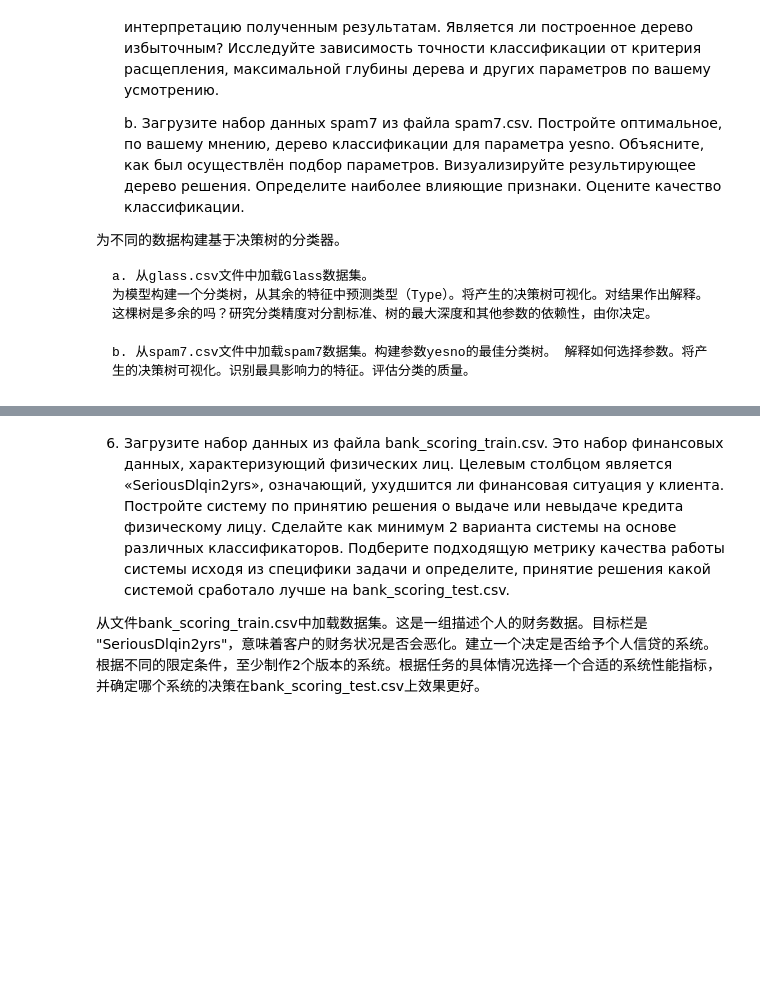
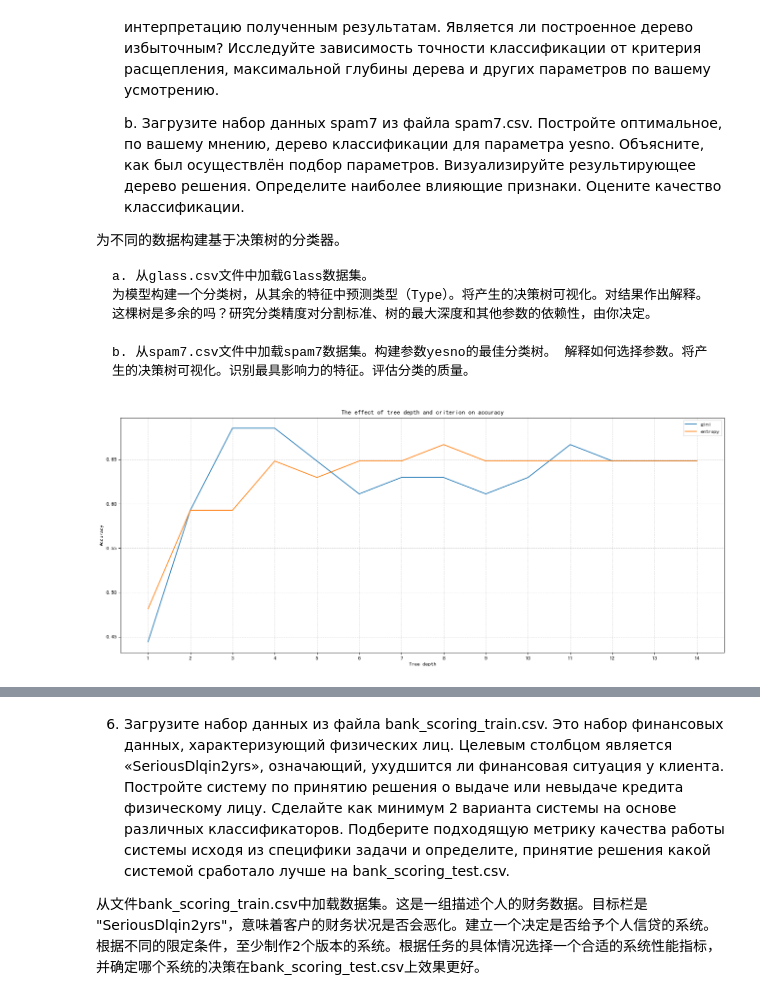
Before and after one commit to NekoSilverFox/Machine-learning, a Jupyter notebook: 100 - SPbSTU - lab1/100 - SPbSTU - lab1.ipynb, the cells around one changed output, grey strips where cells are left out. Drawn from its saved outputs; the diff is of its cells as text; code cells hidden in the pictures; blank space fills up the shorter version.

```diff
--- a/100 - SPbSTU - lab1/100 - SPbSTU - lab1.ipynb
+++ b/100 - SPbSTU - lab1/100 - SPbSTU - lab1.ipynb
@@ -324,3 +324,93 @@ e.	使用不同的核（1-5次方的多项式、正弦函数、高斯）构建
     为模型构建一个分类树，从其余的特征中预测类型（Type）。将产生的决策树可视化。对结果作出解释。这棵树是多余的吗？研究分类精度对分割标准、树的最大深度和其他参数的依赖性，由你决定。
 
     b. 从spam7.csv文件中加载spam7数据集。构建参数yesno的最佳分类树。 解释如何选择参数。将产生的决策树可视化。识别最具影响力的特征。评估分类的质量。
+# %%
+import pandas as pd
+import matplotlib.pyplot as plt
+from sklearn.tree import DecisionTreeClassifier
+from sklearn.model_selection import train_test_split
+from sklearn.tree import export_graphviz
+from sklearn.model_selection import GridSearchCV
+
+# 导入数据集
+data = pd.read_csv(filepath_or_buffer='glass.csv')
+data_x = data.iloc[:, 1:-1]
+data_y = data.iloc[:, -1:]
+
+# 划分数据集
+x_train, x_test, y_train, y_test = train_test_split(data_x, data_y, random_state=90102)
+
+arr_score_gini_depth = []
+arr_score_entropy_depth = []
+arr_depth = range(1, 15)
+# 探究树的深度对真确率的影响
+for depth in arr_depth:
+    # 决策树预估器
+    estimator = DecisionTreeClassifier(criterion='gini', splitter='best', max_depth=depth, random_state=90102)
+    estimator.fit(X=x_train, y=y_train)
+    arr_score_gini_depth.append(estimator.score(X=x_test, y=y_test))
+
+    estimator = DecisionTreeClassifier(criterion='entropy', splitter='best', max_depth=depth, random_state=90102)
+    estimator.fit(X=x_train, y=y_train)
+    arr_score_entropy_depth.append(estimator.score(X=x_test, y=y_test))
+
+# 将结果绘制
+plt.figure(figsize=(20, 8), dpi=80)
+plt.plot(arr_depth, arr_score_gini_depth, label='gini')
+plt.plot(arr_depth, arr_score_entropy_depth, label='entropy')
+plt.legend()
+plt.title('The effect of tree depth and criterion on accuracy')
+plt.xlabel('Tree depth')
+plt.ylabel('Accuracy')
+plt.xticks(arr_depth)
+plt.grid(True, linestyle='--', alpha=0.5)
+plt.show()
+
+arr_score_gini_leaf = []
+arr_score_entropy_leaf = []
+arr_leaf = range(5, 21)
+# 探究树的深度对真确率的影响
+for leaf in arr_leaf:
+    # 决策树预估器
+    estimator = DecisionTreeClassifier(criterion='gini', splitter='best', min_samples_leaf=leaf, random_state=90102)
+    estimator.fit(X=x_train, y=y_train)
+    arr_score_gini_leaf.append(estimator.score(X=x_test, y=y_test))
+
+    estimator = DecisionTreeClassifier(criterion='entropy', splitter='best', min_samples_leaf=leaf, random_state=90102)
+    estimator.fit(X=x_train, y=y_train)
+    arr_score_entropy_leaf.append(estimator.score(X=x_test, y=y_test))
+
+# 将结果绘制
+plt.figure(figsize=(20, 8), dpi=80)
+plt.plot(arr_leaf, arr_score_gini_leaf, label='gini')
+plt.plot(arr_leaf, arr_score_entropy_leaf, label='entropy')
+plt.legend()
+plt.title('The effect of tree min samples leaf and criterion on accuracy')
+plt.xlabel('Tree depth')
+plt.ylabel('Accuracy')
+plt.xticks(arr_leaf)
+plt.grid(True, linestyle='--', alpha=0.5)
+plt.show()
+
+# 使用网格搜索和交叉验证获得最优决策树估计器
+estimator = DecisionTreeClassifier(splitter='best', random_state=90102)
+param_grid = {
+    'criterion': ['gini', 'entropy'],
+    'max_depth': arr_depth,
+    'min_samples_leaf': arr_leaf
+}
+
+estimator = GridSearchCV(estimator=estimator, param_grid=param_grid, cv=10)
+estimator.fit(X=x_train, y=y_train)
+print('Score: ', estimator.score(X=x_test, y=y_test))
+print('Best params:', estimator.best_params_)
+print('Best estimator:', estimator.best_estimator_)
+print('Best Score on train:', estimator.best_score_)
+print('Result CV:', estimator.cv_results_)
+
+# 可视化决策树
+estimator = DecisionTreeClassifier(max_depth=6, min_samples_leaf=8, random_state=90102)
+estimator.fit(X=x_train, y=y_train)
+export_graphviz(decision_tree=estimator, out_file='./result/glass_tree.dot', feature_names=data_x.columns)
+# %% [output]
+[figure, added]
```
Also changed, not shown: parts of 5 cells of this notebook, 5 other files.
